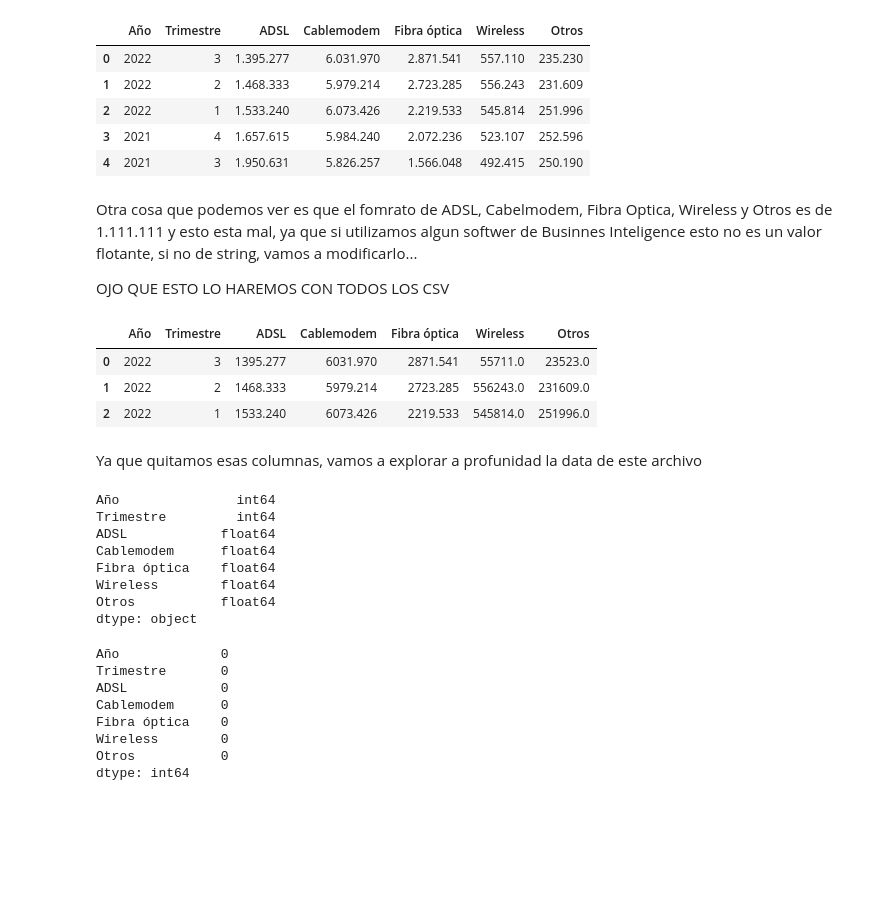
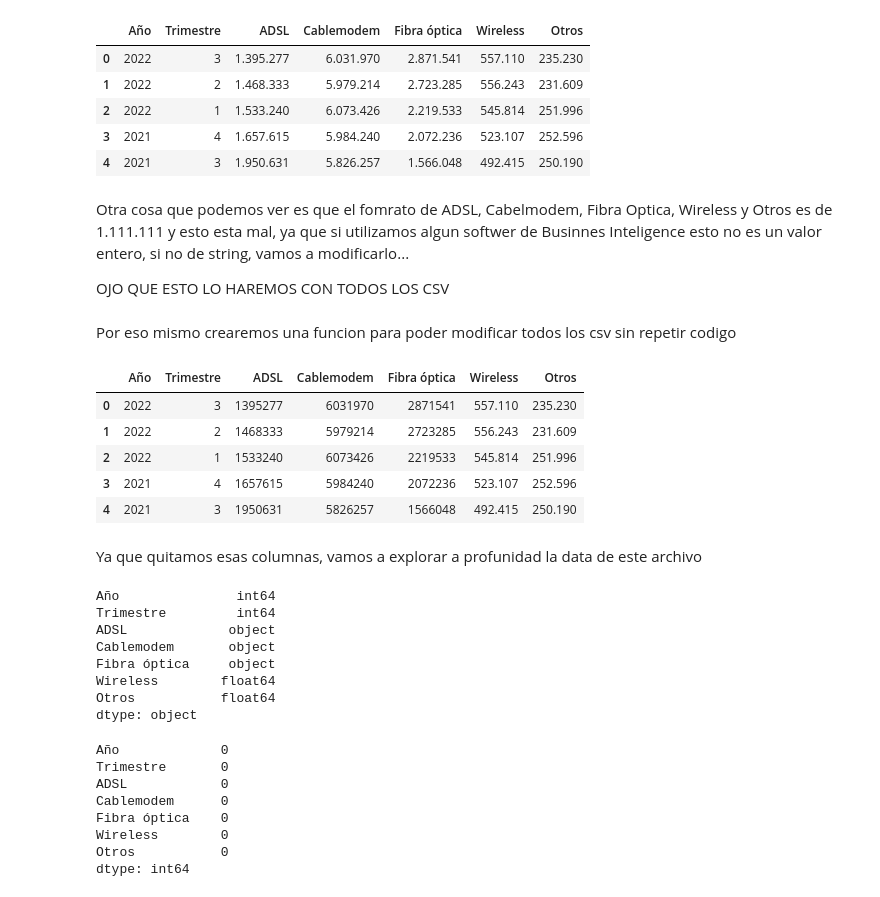
Before and after one commit to ReneRamosTrvn/data_analytics_project, a Jupyter notebook: EDA.ipynb, the cells around one changed output. Cells and saved outputs as stored; diff of their text form; code cells hidden in the pictures; blank space fills up the shorter version.

```diff
--- a/EDA.ipynb
+++ b/EDA.ipynb
@@ -59,24 +59,28 @@ df4.head()
 | 3 | 2021 | 4 | 1.657.615 | 5.984.240 | 2.072.236 | 523.107 | 252.596 |
 | 4 | 2021 | 3 | 1.950.631 | 5.826.257 | 1.566.048 | 492.415 | 250.190 |
 # %% [markdown]
-Otra cosa que podemos ver es que el fomrato de ADSL, Cabelmodem, Fibra Optica, Wireless y Otros es de 1.111.111 y esto esta mal, ya que si utilizamos algun softwer de Businnes Inteligence esto no es un valor flotante, si no de string, vamos a modificarlo...
+Otra cosa que podemos ver es que el fomrato de ADSL, Cabelmodem, Fibra Optica, Wireless y Otros es de 1.111.111 y esto esta mal, ya que si utilizamos algun softwer de Businnes Inteligence esto no es un valor entero, si no de string, vamos a modificarlo...
 
 OJO QUE ESTO LO HAREMOS CON TODOS LOS CSV
+# %% [markdown]
+Por eso mismo crearemos una funcion para poder modificar todos los csv sin repetir codigo
+# %%
+def remove_dots(s):
+    return s.replace('.', '')
 # %%
 #Ponemos el nombre de las columnas a modificar dentro de una variable
-cols_to_modify = ['ADSL', 'Cablemodem', 'Fibra óptica', 'Wireless', 'Otros']
-#Transformamos los valores a string
-df4[cols_to_modify] = df4[cols_to_modify].astype(str)
-#Retiramos el primer punto (.) que encuentre en los valores:
-df4[cols_to_modify] = df4[cols_to_modify].apply(lambda x: x.str.replace('.', '', n=1))
-#Transformamos los valores a float
-df4[cols_to_modify] = df4[cols_to_modify].astype(float)
-df4.head(3)
+cols_to_modify = ['ADSL', 'Cablemodem', 'Fibra óptica']
+
+df4[cols_to_modify] = df4[cols_to_modify].applymap(remove_dots)
+
+df4.head()
 # %% [output]
 |  | Año | Trimestre | ADSL | Cablemodem | Fibra óptica | Wireless | Otros |
-| 0 | 2022 | 3 | 1395.277 | 6031.970 | 2871.541 | 55711.0 | 23523.0 |
-| 1 | 2022 | 2 | 1468.333 | 5979.214 | 2723.285 | 556243.0 | 231609.0 |
-| 2 | 2022 | 1 | 1533.240 | 6073.426 | 2219.533 | 545814.0 | 251996.0 |
+| 0 | 2022 | 3 | 1395277 | 6031970 | 2871541 | 557.110 | 235.230 |
+| 1 | 2022 | 2 | 1468333 | 5979214 | 2723285 | 556.243 | 231.609 |
+| 2 | 2022 | 1 | 1533240 | 6073426 | 2219533 | 545.814 | 251.996 |
+| 3 | 2021 | 4 | 1657615 | 5984240 | 2072236 | 523.107 | 252.596 |
+| 4 | 2021 | 3 | 1950631 | 5826257 | 1566048 | 492.415 | 250.190 |
 # %% [markdown]
 Ya que quitamos esas columnas, vamos a explorar a profunidad la data de este archivo
 # %%
@@ -84,9 +88,9 @@ df4.dtypes
 # %% [output]
 Año               int64
 Trimestre         int64
-ADSL            float64
-Cablemodem      float64
-Fibra óptica    float64
+ADSL             object
+Cablemodem       object
+Fibra óptica     object
 Wireless        float64
 Otros           float64
 dtype: object
```
Also changed, not shown: parts of 4 cells of this notebook, 4 other files.
